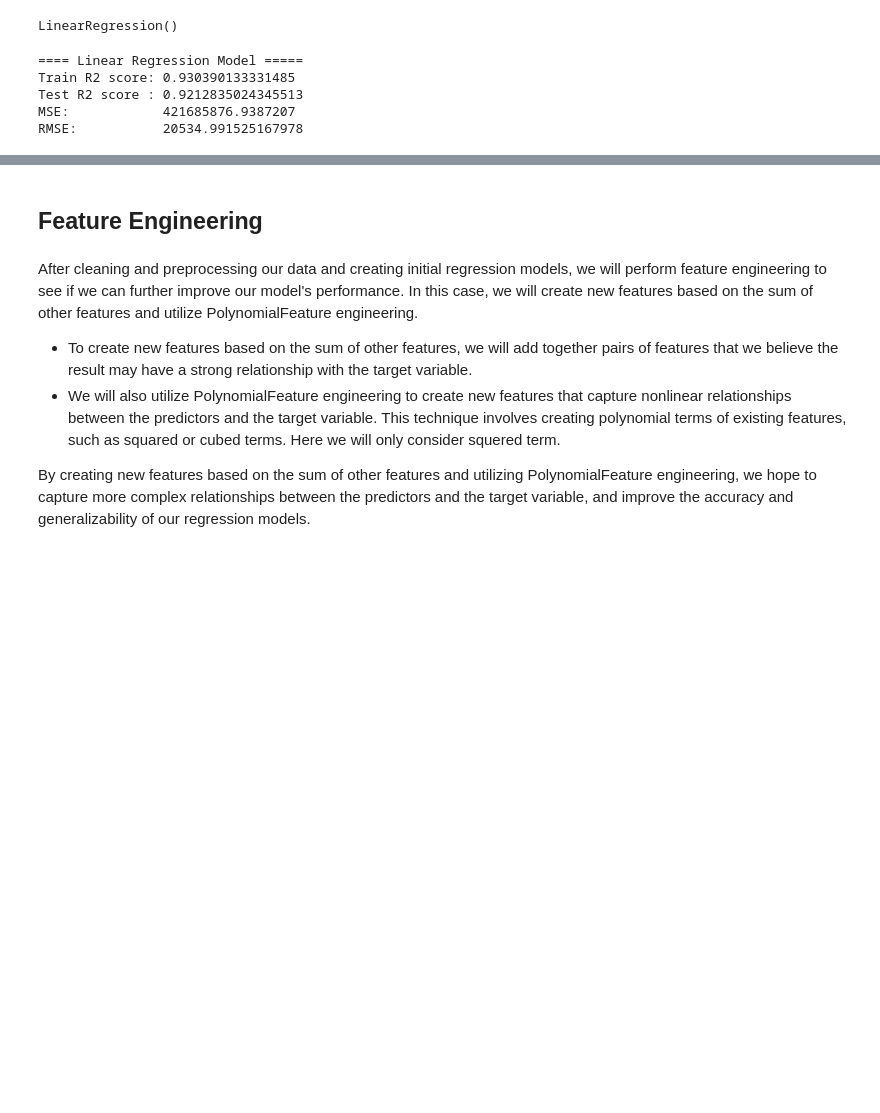
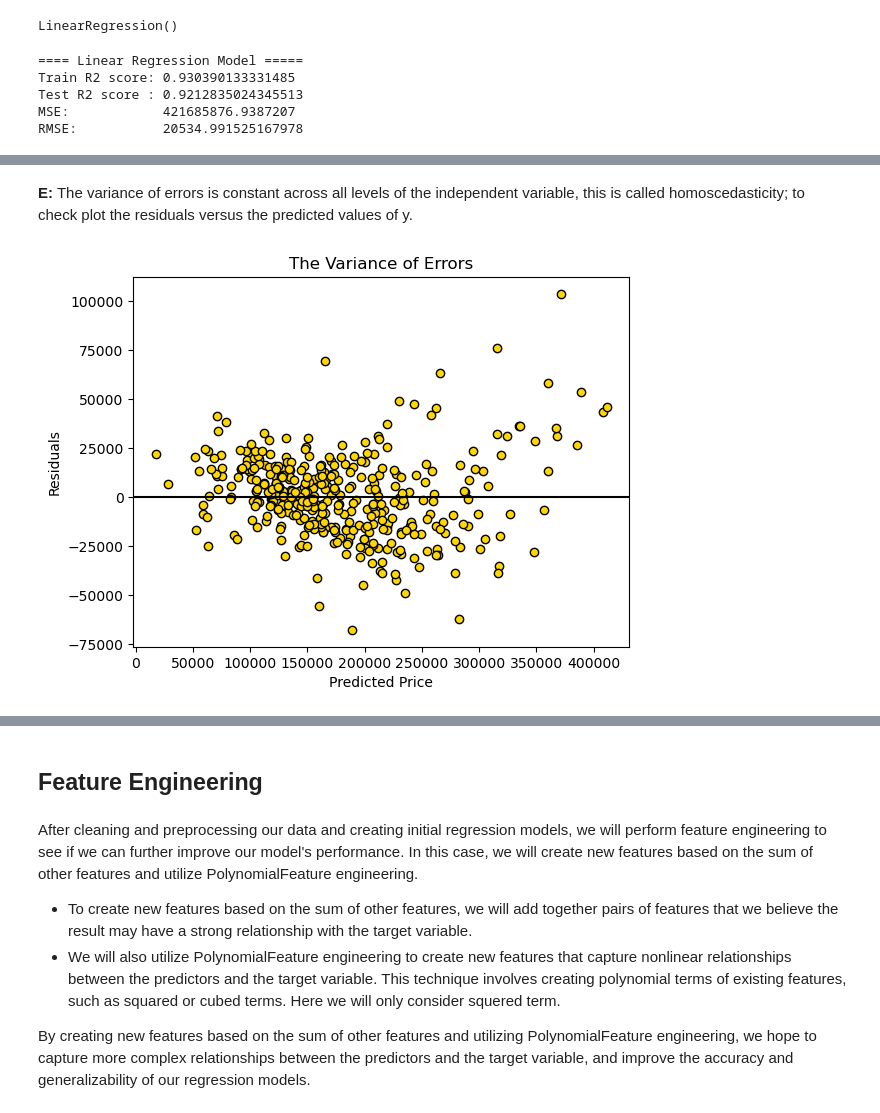
Before and after one commit to farhadfarahanii/Evaluating_House_Prices_In_Ames_Iowa, a Jupyter notebook: code/02_Feature_Engineering_and_Modeling.ipynb, the cells around one changed output, grey strips where cells are left out. Cells and saved outputs as stored; diff of their text form; code cells hidden in the pictures; blank space fills up the shorter version.

```diff
--- a/code/02_Feature_Engineering_and_Modeling.ipynb
+++ b/code/02_Feature_Engineering_and_Modeling.ipynb
@@ -235,0 +266,11 @@ RMSE:           20534.991525167978
+# %% [markdown]
+**E:** The variance of errors is constant across all levels of the independent variable, this is called homoscedasticity; to check plot the residuals versus the predicted values of y.
+# %%
+# Plot the scatter between predicted prices and errors
+plt.scatter(y_hat, resids, color="gold", edgecolors="black")
+plt.axhline(0, color="black")
+plt.title("The Variance of Errors", fontsize=12)
+plt.xlabel("Predicted Price", fontsize=10)
+plt.ylabel("Residuals", fontsize=10);
+# %% [output]
+[figure, added]
```
Also changed, not shown: parts of 9 cells of this notebook.
